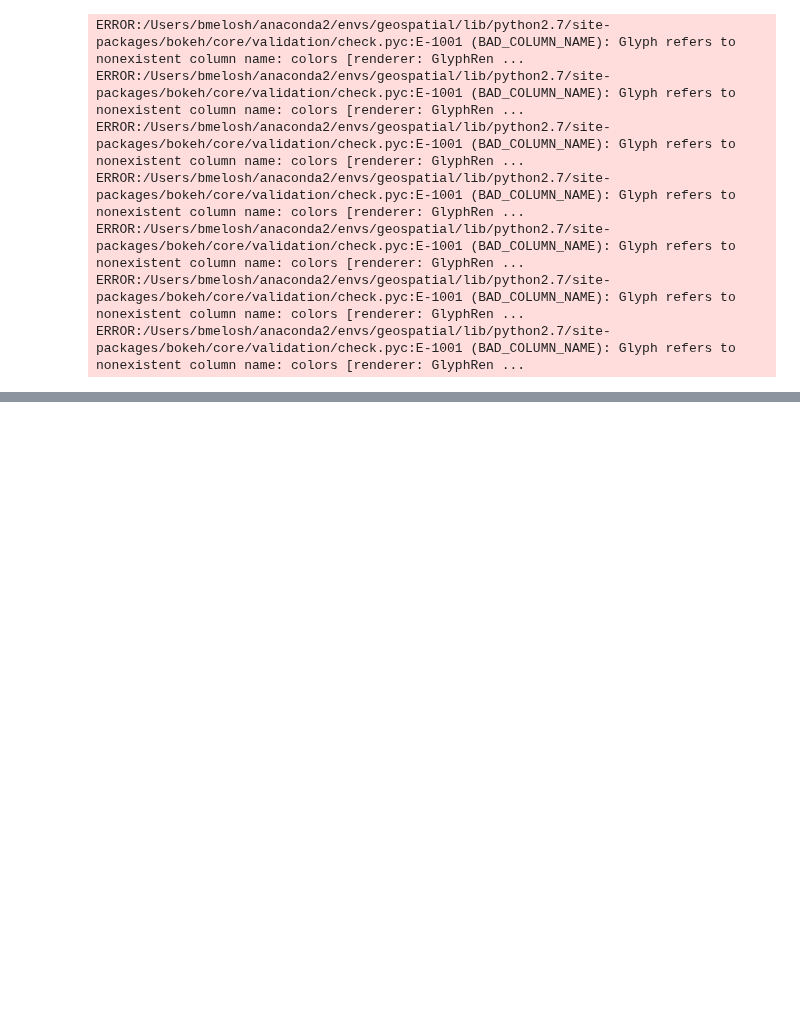
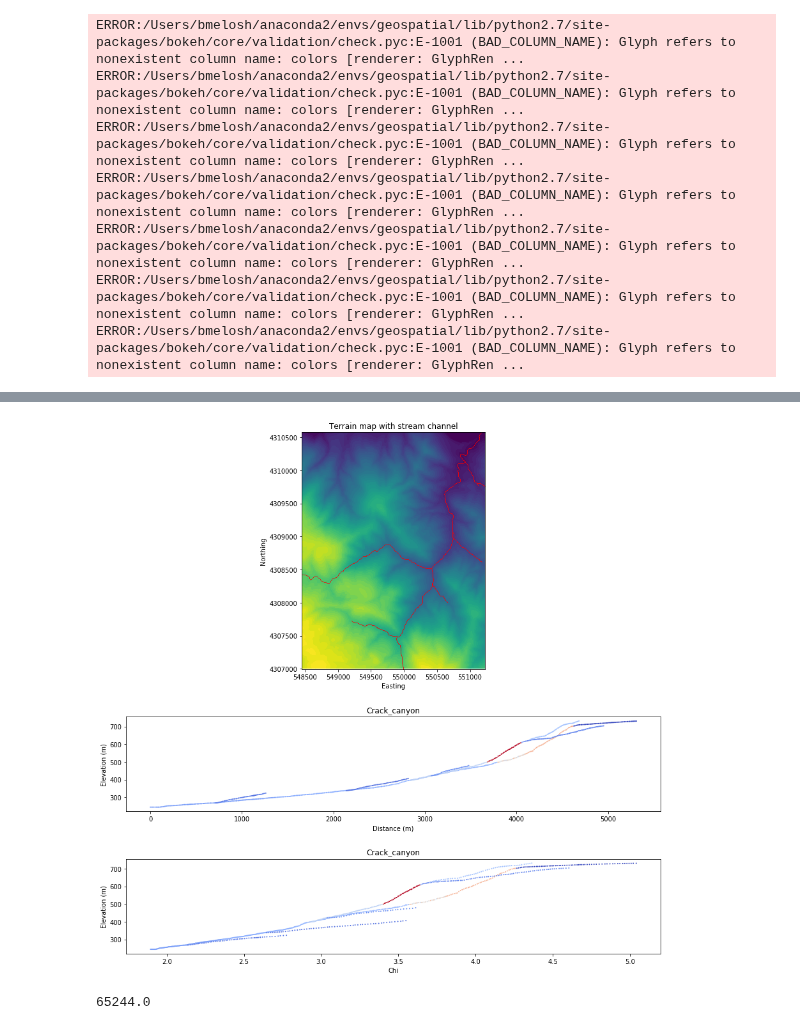
Before and after one commit to BenjiDa/ProfileTools, a Jupyter notebook: Channel_profiles.ipynb, the cells around one changed output, grey strips where cells are left out. Drawn from its saved outputs; the diff is of its cells as text; code cells hidden in the pictures; blank space fills up the shorter version.

```diff
--- a/Channel_profiles.ipynb
+++ b/Channel_profiles.ipynb
@@ -12,10 +12,11 @@ raster = gdal.Open(raster_path + "/Cache_creek_clip.bil")#Get raster data
 dem = raster.ReadAsArray()
 
 
-creek= "Perkins_creek"
+creek= "Crack_canyon"
 path = "/Users/bmelosh/VagrantBoxes/LSDTopoTools/Topographic_projects/Cache_creek/Previous_LSDTT_version/Channel_extraction/"+creek+"/" #Set path to data
-name = "Cache_creek_clip_fullProfileMC_forced_0.5_20_-4924088_20_90_3010.tree" #Set file name
-csv_name = "Cache_creek_clip_fullProfileMC_forced_0.5_20_-4924088_20_90_3010_for_Arc.csv"
+name = "Cache_creek_clip_fullProfileMC_forced_0.5_20_-4924088_20_90_3331.tree" #Set file name
+#csv_name = "Cache_creek_clip_fullProfileMC_forced_0.5_20_-4924088_20_90_3331_for_Arc.csv"
+csv_name = 'Cache_creek_clip_fullProfileMC_forced_0.5_20_192666952_20_90_3331_for_Arc.csv'
 
 ## IMPORT DATA for csv or tree files
 #for csv files
@@ -106,5 +108,5 @@ def raster_subsample_xy_generator(raster, creek_data):
     #Create a mesh grid of the coordinates for plotting the raster
     X,Y = np.meshgrid(xcoordinates, ycoordinates)
 
-    return X, Y
+    return X, Y, array_part
 # %%
@@ -262,0 +303,45 @@ p = plot_channel_chi_slope(data, creek)
+# %%
+X, Y, array_part= raster_subsample_xy_generator(raster, creek_data_df)
+# %%
+#calculate flow distance from junction (Working on getting distance into creek_data_df)
+distance = creek_data_df['flow_distance'] - creek_data_df['flow_distance'].min()
+#distance.columns = ['distance']
+
+##creek_data_df = pd.concat([creek_data_df, distance],axis=1)
+
+
+#Set up the figure and subplots
+fig = plt.figure(figsize=(15,15))
+fig.subplots_adjust(hspace=0.5)
+ax1 = plt.subplot2grid((4, 1), (0, 0), colspan=2, rowspan=2)
+ax2 = plt.subplot2grid((4, 1), (2, 0))
+ax3 = plt.subplot2grid((4, 1), (3, 0))
+
+#cm = plt.cm.gist_earth #set colormap
+
+ax1.contourf(X, Y, array_part, levels=np.linspace(np.amin(array_part[array_part > 0]),np.amax(array_part), 50))
+ax1.plot(creek_data_df['x'], creek_data_df['y'], 'ro',  markersize=1, markeredgewidth=0.0)
+ax1.set_aspect('equal')
+ax1.set_title('Terrain map with stream channel')
+ax1.set_ylabel('Northing')
+ax1.set_xlabel('Easting')
+
+
+ax2.scatter(distance, creek_data_df['elevation'], c=creek_data_df['m_chi'], cmap=plt.get_cmap("coolwarm"), s = 4, edgecolors='none')#, viridis, plasma
+ax2.set_xlabel('Distance (m)')
+ax2.set_ylabel('Elevation (m)')
+ax2.set_title(creek)
+
+ax3.scatter(creek_data_df['chi'], creek_data_df['elevation'], c=creek_data_df['m_chi'], cmap=plt.get_cmap("coolwarm"), s = 4, edgecolors='none')#, viridis, plasma
+ax3.set_xlabel('Chi')
+ax3.set_ylabel('Elevation (m)')
+ax3.set_title(creek)
+
+
+plt.show(fig)
+# %% [output]
+[figure, added]
+# %%
+creek_data_df['flow_distance'].min()
+# %% [output]
+65244.0
```
Also changed, not shown: parts of 11 cells of this notebook, 1 other file.
